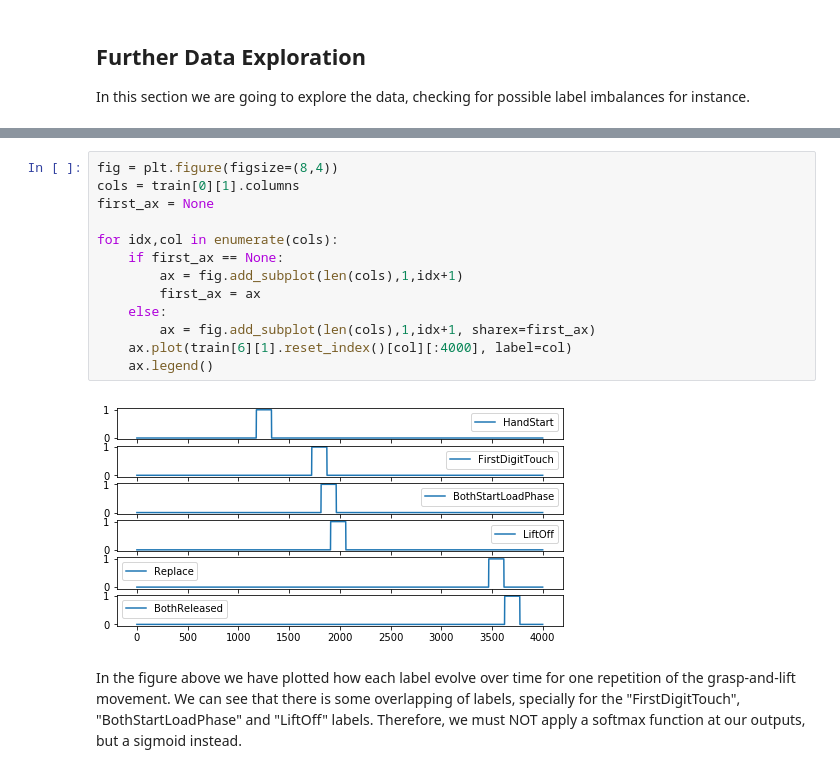
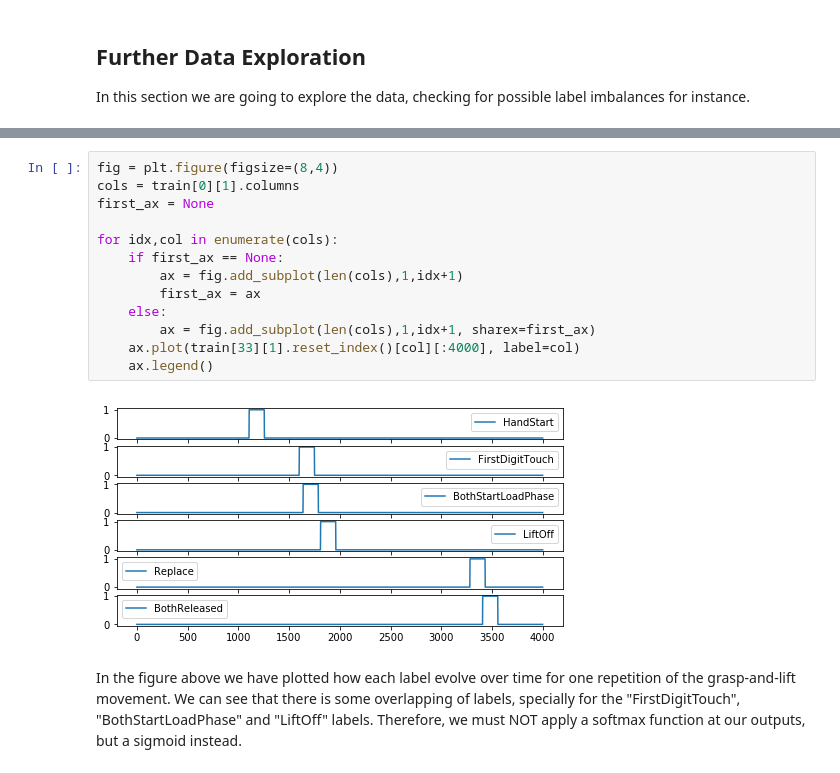
Before and after one commit to arthurcgusmao/eeg-grasp-and-lift, a Jupyter notebook: main.ipynb, the cells around one changed output, grey strips where cells are left out. Drawn from its saved outputs; the diff is of its cells as text.

```diff
--- a/main.ipynb
+++ b/main.ipynb
@@ -105,17 +104,17 @@ In this section we are going to explore the data, checking for possible label im
 # %%
 fig = plt.figure(figsize=(8,4))
 cols = train[0][1].columns
 first_ax = None
 
 for idx,col in enumerate(cols):
     if first_ax == None:
         ax = fig.add_subplot(len(cols),1,idx+1)
         first_ax = ax
     else:
         ax = fig.add_subplot(len(cols),1,idx+1, sharex=first_ax)
-    ax.plot(train[6][1].reset_index()[col][:4000], label=col)
+    ax.plot(train[33][1].reset_index()[col][:4000], label=col)
     ax.legend()
 # %% [output]
-[figure, old version]
+[figure, new version]
 # %% [markdown]
 In the figure above we have plotted how each label evolve over time for one repetition of the grasp-and-lift movement. We can see that there is some overlapping of labels, specially for the "FirstDigitTouch", "BothStartLoadPhase" and "LiftOff" labels. Therefore, we must NOT apply a softmax function at our outputs, but a sigmoid instead.
```
Also changed, not shown: parts of 21 cells of this notebook, 7 other files.
